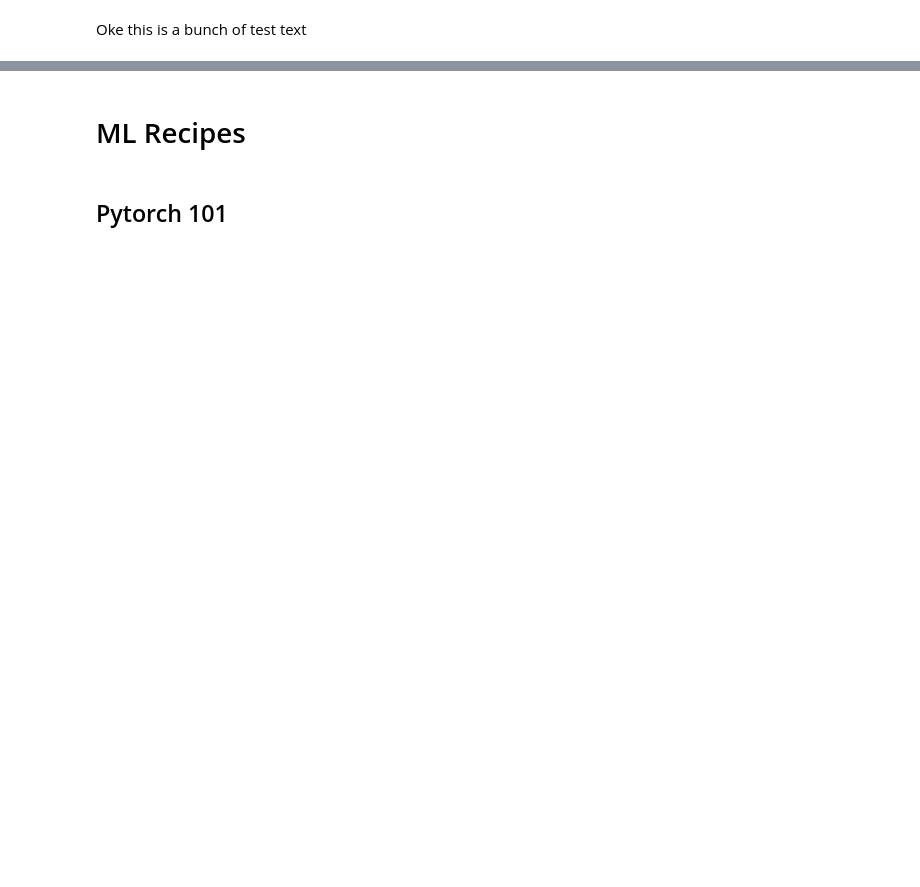
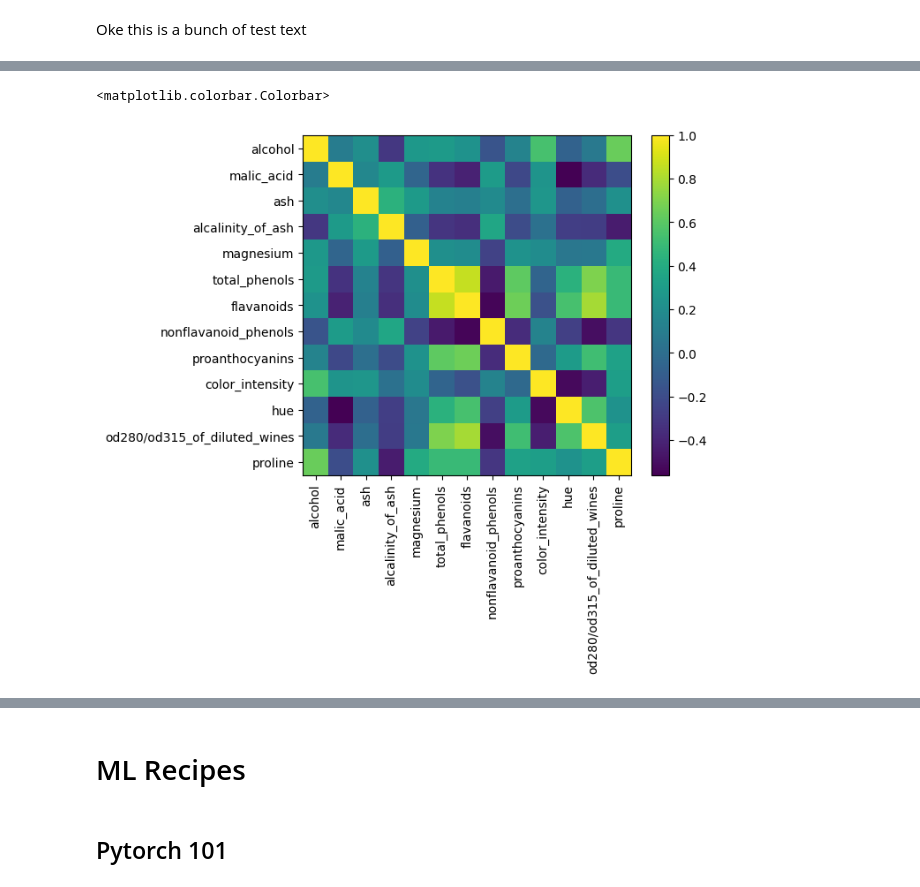
Before and after one commit to mennowitteveen/mjwt, a Jupyter notebook: nbs/ipynb_snippets.ipynb, the cells around one changed output, grey strips where cells are left out. Saved outputs shown, nothing was run; the diff lists cells and outputs as text; code cells hidden in the pictures; blank space fills up the shorter version.

```diff
--- a/nbs/ipynb_snippets.ipynb
+++ b/nbs/ipynb_snippets.ipynb
@@ -84,0 +106,21 @@ with contextlib.suppress(BaseException): # non-essential import for development.
+# %%
+## Approaches to load data (quickly):
+
+# Some wine:
+from sklearn.datasets import load_wine
+wine_dt = load_wine()
+wine_df = pd.DataFrame(wine_dt['data'],columns=wine_dt['feature_names'])
+# display(wine_df.sample(3))
+# Selecting wine as general df
+df = wine_df
+
+plt.figure(figsize=[6,5])
+# Ce = sp.cov(df.values.T)
+C = df.corr().values
+plt.imshow(C,aspect='auto',interpolation='none')
+plt.xticks(sp.arange(len(df.columns)),df.columns,rotation=90)
+plt.yticks(sp.arange(len(df.columns)),df.columns,rotation=0)
+plt.colorbar()
+# %% [output]
+<matplotlib.colorbar.Colorbar>
+[figure, added]
```
Also changed, not shown: parts of 24 cells of this notebook.
